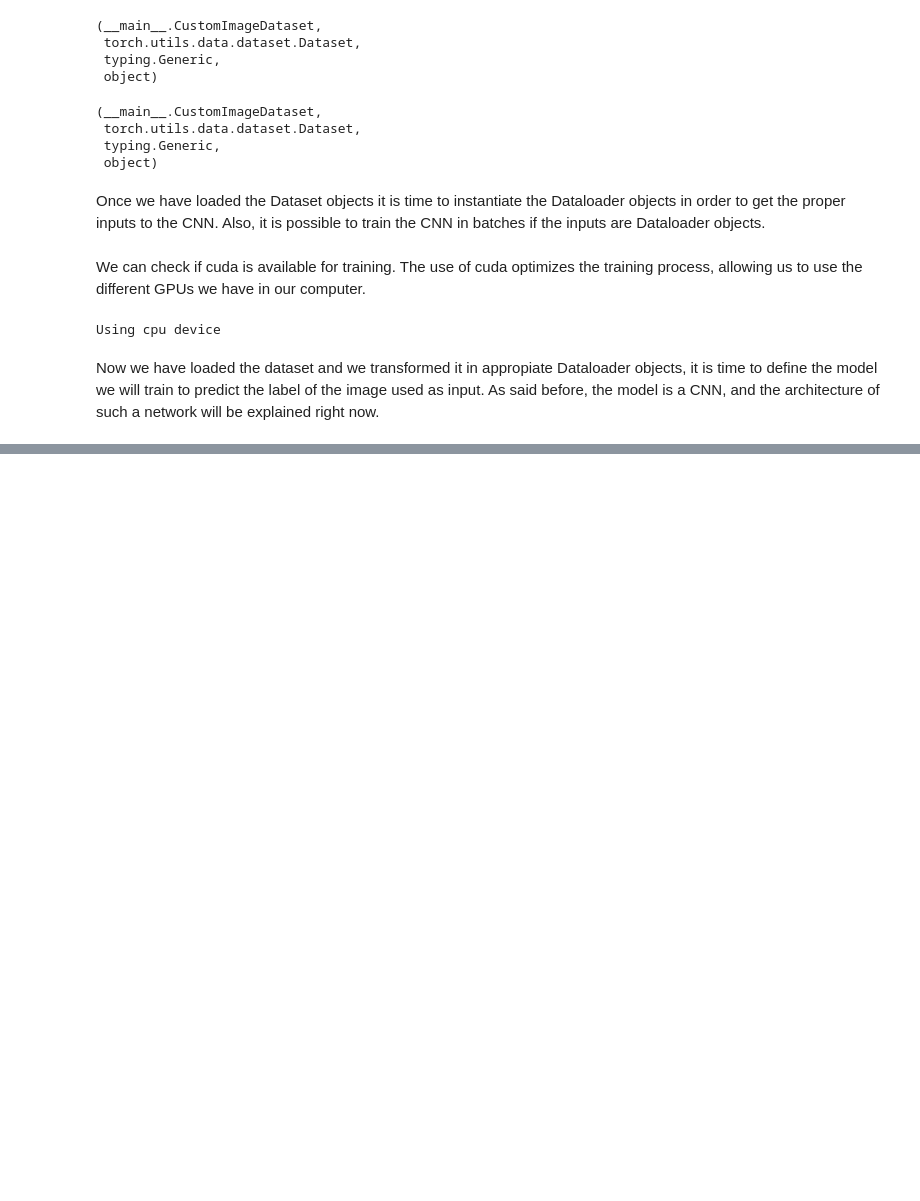
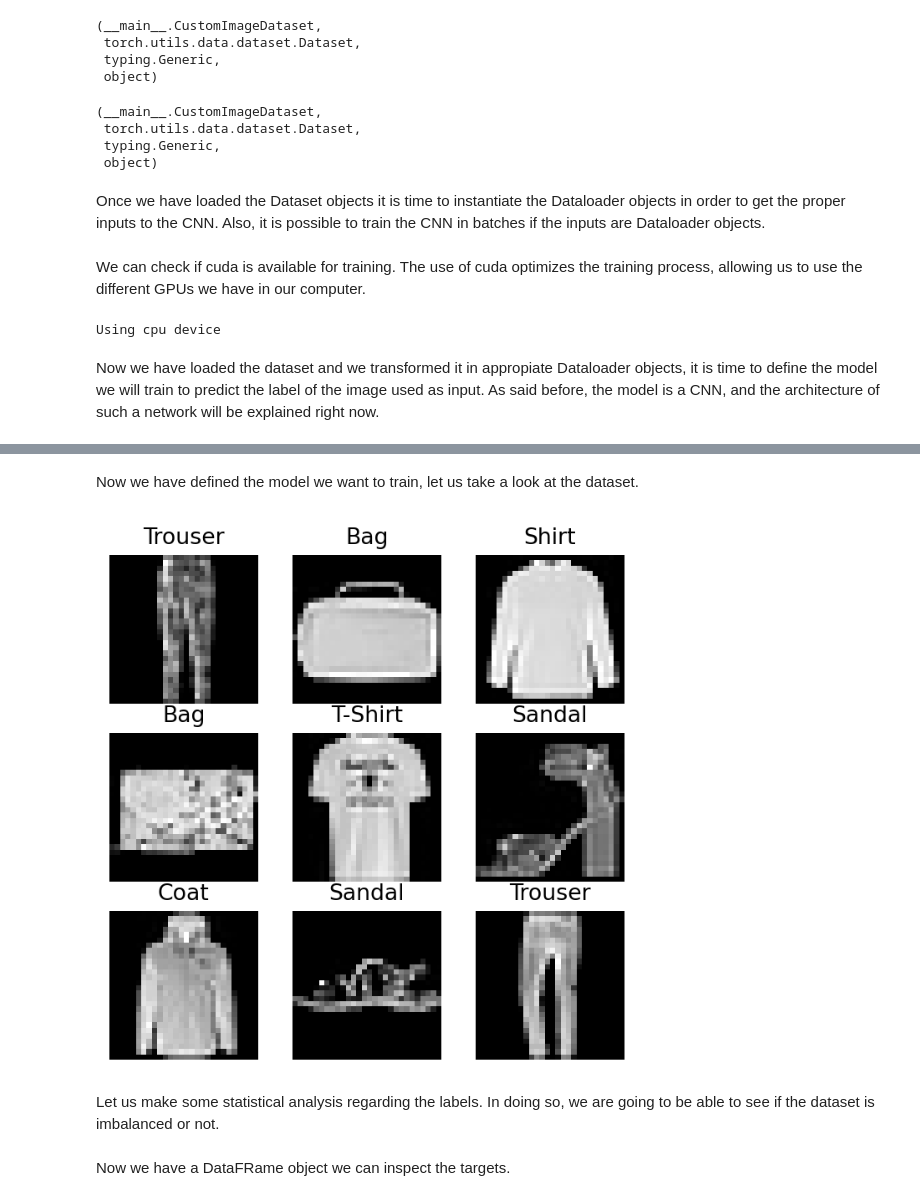
Before and after one commit to Santiq22/data_science_projects, a Jupyter notebook: Deep Convolutional Classificator Fashion MNIST/Classificator.ipynb, the cells around one changed output, grey strips where cells are left out. Saved outputs shown, nothing was run; the diff lists cells and outputs as text; code cells hidden in the pictures; blank space fills up the shorter version.

```diff
--- a/Deep Convolutional Classificator Fashion MNIST/Classificator.ipynb
+++ b/Deep Convolutional Classificator Fashion MNIST/Classificator.ipynb
@@ -53,7 +85,7 @@ class CustomImageDataset(Dataset):
         return image, label
 # %%
 # Download training data
-train_d = datasets.FashionMNIST(
+train_d = FashionMNIST(
     root='Dataset',
     train=True,
     download=True,
@@ -64,7 +96,7 @@ train_data = train_d
 train_data = CustomImageDataset(train_data)
 
 # Download test data
-test_d = datasets.FashionMNIST(
+test_d = FashionMNIST(
     root="Dataset",
     train=False,
     download=True,
@@ -181,0 +190,33 @@ print(model)
+# %% [markdown]
+Now we have defined the model we want to train, let us take a look at the dataset.
+# %%
+# Labels of the clothes
+labels_map = {
+    0: "T-Shirt",
+    1: "Trouser",
+    2: "Pullover",
+    3: "Dress",
+    4: "Coat",
+    5: "Sandal",
+    6: "Shirt",
+    7: "Sneaker",
+    8: "Bag",
+    9: "Ankle Boot",
+}
+
+# Plot of a random sample of tain_data
+figure = plt.figure(figsize=(5, 5), dpi=160)
+cols, rows = 3, 3
+for i in range(1, cols*rows + 1):
+    sample_idx = torch.randint(len(train_d), size=(1,)).item()
+    img, label = train_d[sample_idx]
+    figure.add_subplot(rows, cols, i)
+    plt.title(labels_map[label])
+    plt.axis("off")
+    plt.imshow(img.squeeze(), cmap="gray")
+plt.show()
+#plt.savefig('examples.jpg', bbox_inches='tight')
+# %% [output]
+[figure, added]
+# %% [markdown]
+Let us make some statistical analysis regarding the labels. In doing so, we are going to be able to see if the dataset is imbalanced or not.
@@ -181,0 +226,2 @@ print(model)
+# %% [markdown]
+Now we have a DataFRame object we can inspect the targets.
```
Also changed, not shown: parts of 23 cells of this notebook, 3 other files.
